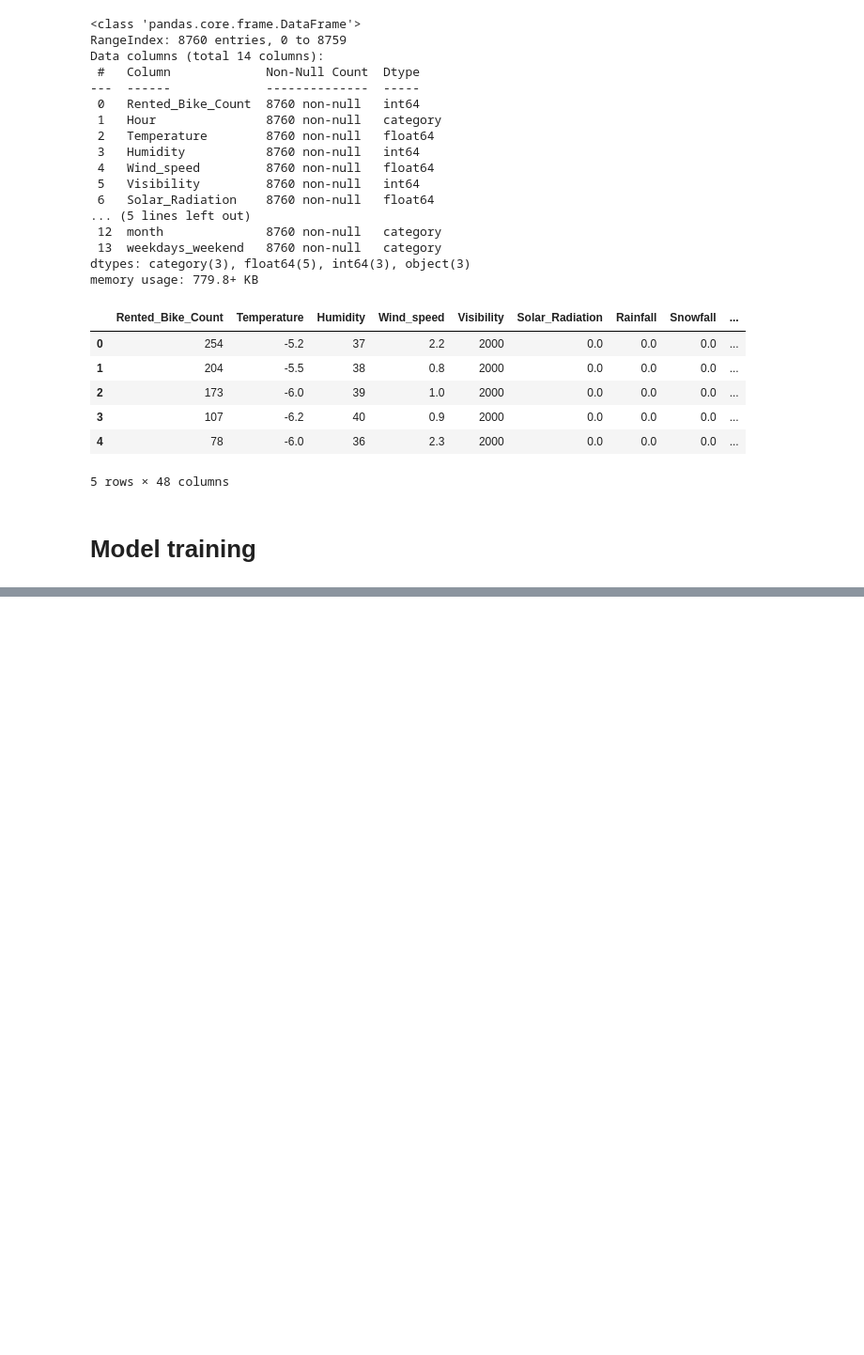
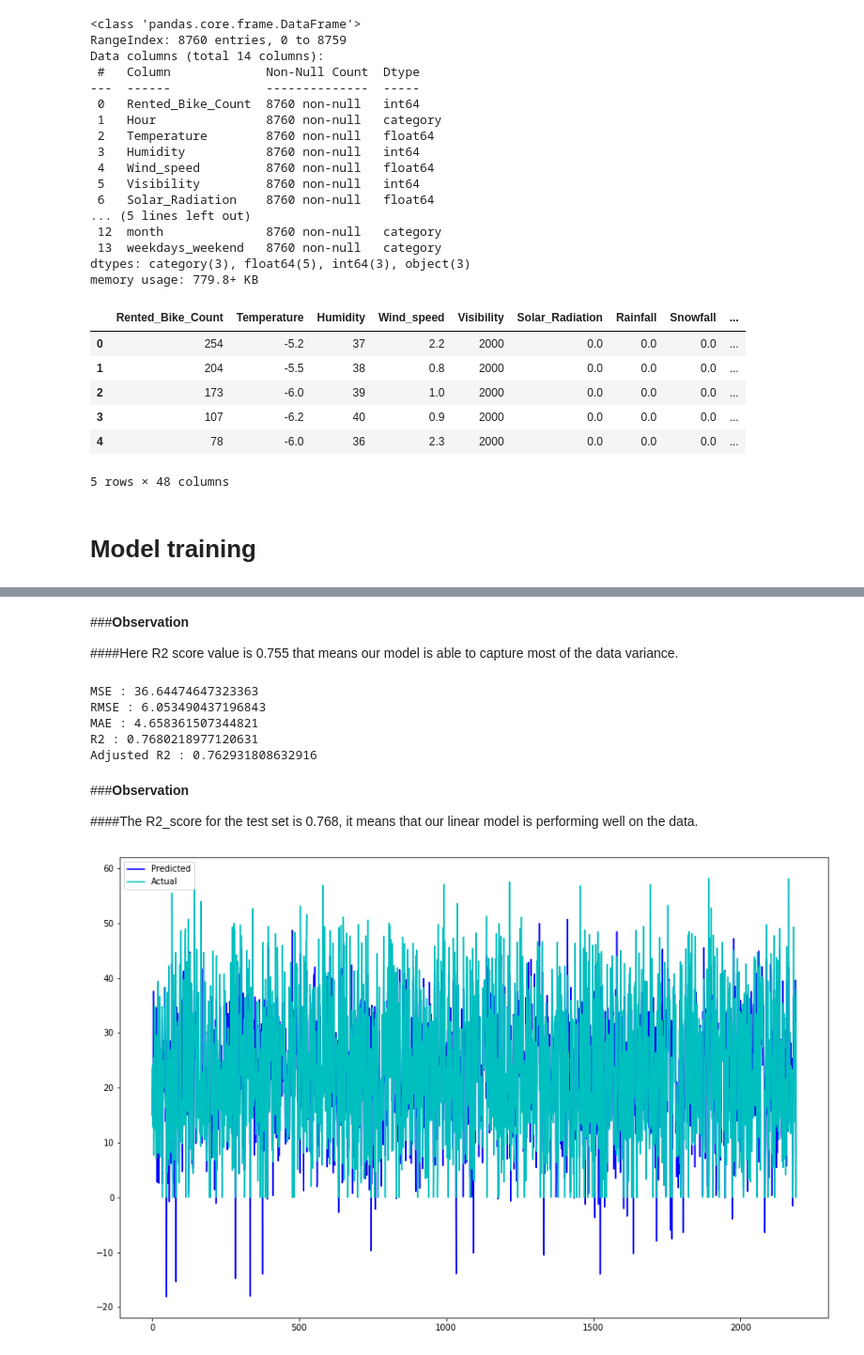
Before and after one commit to AnkitWalde/Bike-Sharing-Demand-Prediction, a Jupyter notebook: Bike_Sharing_Demand_Prediction_Capstone_Project_ipynb_Capstone_Project.ipynb, the cells around one changed output, grey strips where cells are left out. Shown at 94% size. Drawn from its saved outputs; the diff is of its cells as text; code cells hidden in the pictures; blank space fills up the shorter version.

```diff
--- a/Bike_Sharing_Demand_Prediction_Capstone_Project_ipynb_Capstone_Project.ipynb
+++ b/Bike_Sharing_Demand_Prediction_Capstone_Project_ipynb_Capstone_Project.ipynb
@@ -532,3 +532,8 @@ df1.head()
 5 rows × 48 columns
 # %% [markdown]
 # **Model training**
+# %%
+# Data spliting and value assigning to variables for Reggression
+
+X = df1.drop(columns = ['Rented_Bike_Count'] , axis = 1)
+y = np.sqrt(df1['Rented_Bike_Count'])
@@ -534,0 +561,6 @@ df1.head()
+# %%
+# Train test spliting
+
+X_train,X_test,y_train,y_test = train_test_split(X,y ,test_size = 0.25, random_state = 0)
+print(X_train.shape)
+X_test.shape
@@ -534,0 +570,3 @@ df1.head()
+# %%
+# initalizing the model
+regg = LinearRegression().fit(X_train,y_train)
@@ -534,0 +599,5 @@ df1.head()
+# %%
+# Predicted Train & Test values
+
+y_pred_train = regg.predict(X_train)
+y_pred_test = regg.predict(X_test)
@@ -534,0 +632,4 @@ df1.head()
+# %% [markdown]
+###**Observation**
+
+####Here R2 score value is 0.755 that means our model is able to capture most of the data variance.
@@ -534,0 +647,33 @@ df1.head()
+# %%
+# Calculating Performance Metrics for test data
+
+# 1. MSE
+MSE = mean_squared_error((y_test), (y_pred_test))
+print('MSE :',MSE)
+
+# 2. RSME
+RMSE = np.sqrt(MSE)
+print("RMSE :",RMSE)
+
+#3. MAE
+MAE = mean_absolute_error((y_test), (y_pred_test))
+print('MAE :', MAE)
+
+# R2
+R2 = r2_score((y_test), (y_pred_test))
+print('R2 :', R2)
+
+# Adjusted R2
+Adj_R2 = (1-(1-r2_score(y_test, y_pred_test))*((X_test.shape[0]-1)/(X_test.shape[0]-X_test.shape[1]-1)))
+print( 'Adjusted R2 :', Adj_R2)
+# %% [output]
+MSE : 36.64474647323363
+RMSE : 6.053490437196843
+MAE : 4.658361507344821
+R2 : 0.7680218977120631
+Adjusted R2 : 0.762931808632916
+# %% [markdown]
+###**Observation**
+
+
+####The R2_score for the test set is 0.768, it means that our linear model is performing well on the data.
@@ -534,0 +691,9 @@ df1.head()
+# %%
+#Plotting the figure
+plt.figure(figsize=(15,10))
+plt.plot(y_pred_test, color='b')
+plt.plot(np.array(y_test), color='c')
+plt.legend(["Predicted","Actual"])
+plt.show()
+# %% [output]
+[figure, added]
```
Also changed, not shown: parts of 54 cells of this notebook.
